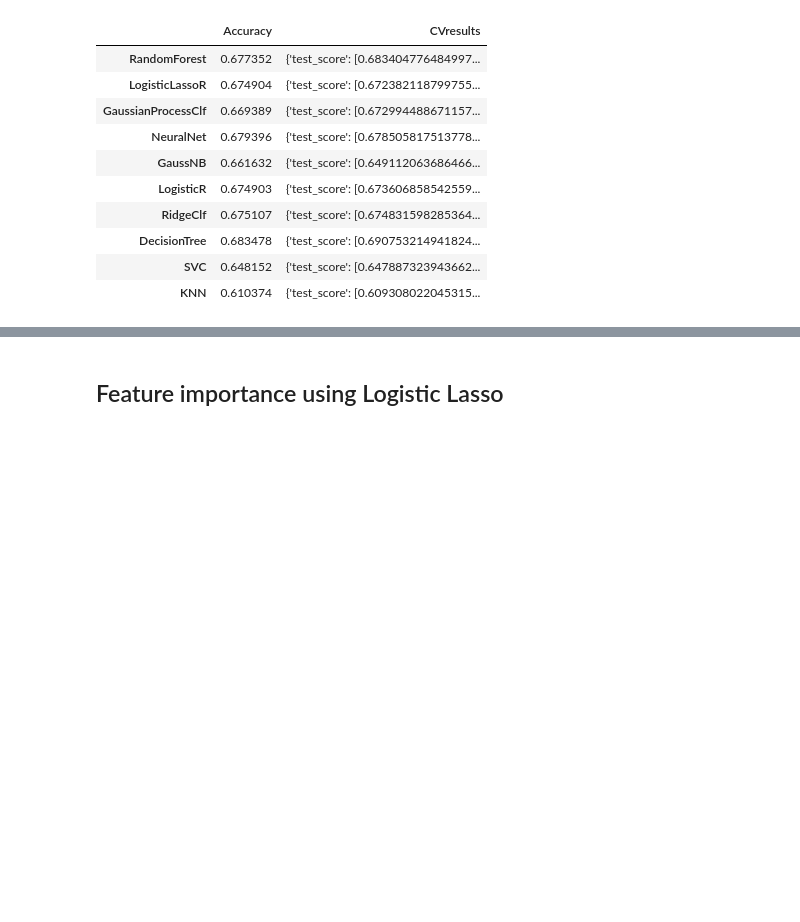
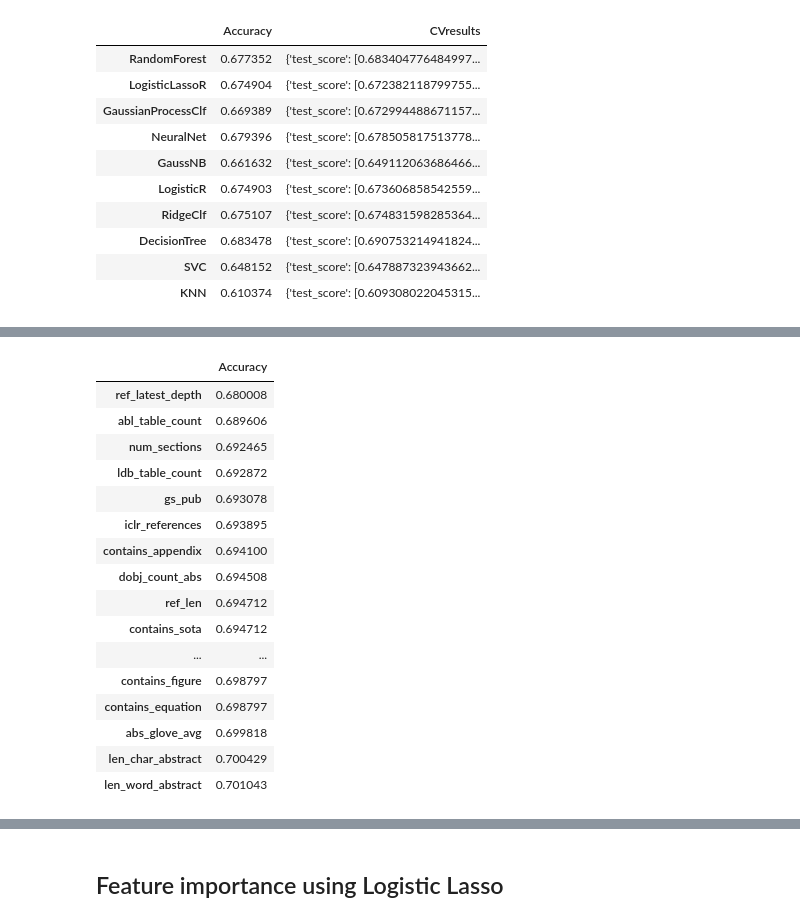
Before and after one commit to shruti-singh/PaperAcceptancePrediction, a Jupyter notebook: shruti/BaselineOnEntireICLR_Part2.ipynb, the cells around one changed output, grey strips where cells are left out. Saved outputs shown, nothing was run; the diff lists cells and outputs as text; code cells hidden in the pictures; blank space fills up the shorter version.

```diff
--- a/shruti/BaselineOnEntireICLR_Part2.ipynb
+++ b/shruti/BaselineOnEntireICLR_Part2.ipynb
@@ -261,0 +467,4 @@ model_results
+# %%
+cols.remove("id")
+cols.remove("label")
+cols.remove("ref_latest")
@@ -261,0 +473,22 @@ model_results
+# %%
+model_results = pd.DataFrame()
+model_results['Accuracy'] = None
+# model_results['feature'] = None
+
+
+# for column_leave in cols:
+X = data.drop(columns=['id', 'label', "len_word_abstract", "ref_latest"])
+y = data['label']
+X_normalized = X / X.max(axis=0)
+clf = LogisticRegression(max_iter=1000, penalty='l1',solver='liblinear')
+# x_train, x_test, y_train, y_test = train_test_split(X_normalized, y, test_size=0.20)
+clf = RandomForestClassifier(n_estimators=50, max_depth=5)
+clf.fit(x_train, y_train)
+
+y_predicted = clf.predict(x_test)
+print(classification_report(y_test, y_predicted, target_names=["Reject", "Accept"]))
+# results = cross_validate(clf, X_normalized, y, return_estimator=True)
+# clf = results['estimator']
+# results.pop('estimator')
+# accuracy = np.mean(results['test_score'])
+# model_results.loc[column_leave, ['Accuracy']] = [accuracy]
@@ -261,0 +504,37 @@ model_results
+# %%
+model_results = pd.DataFrame()
+model_results['Accuracy'] = None
+# model_results['feature'] = None
+
+
+for column_leave in cols:
+    X = data.drop(columns=['id', 'label', column_leave])
+    y = data['label']
+    X_normalized = X / X.max(axis=0)
+#     clf = LogisticRegression(max_iter=8000, penalty='l1',solver='liblinear')
+    clf = RandomForestClassifier(n_estimators=50, max_depth=5)
+    results = cross_validate(clf, X_normalized, y, return_estimator=True)
+    clf = results['estimator']
+    results.pop('estimator')
+    accuracy = np.mean(results['test_score'])
+    model_results.loc[column_leave, ['Accuracy']] = [accuracy]
+# %%
+model_results.sort_values(by=["Accuracy"])
+# %% [output]
+|  | Accuracy |
+| ref_latest_depth | 0.680008 |
+| abl_table_count | 0.689606 |
+| num_sections | 0.692465 |
+| ldb_table_count | 0.692872 |
+| gs_pub | 0.693078 |
+| iclr_references | 0.693895 |
+| contains_appendix | 0.694100 |
+| dobj_count_abs | 0.694508 |
+| ref_len | 0.694712 |
+| contains_sota | 0.694712 |
+| ... | ... |
+| contains_figure | 0.698797 |
+| contains_equation | 0.698797 |
+| abs_glove_avg | 0.699818 |
+| len_char_abstract | 0.700429 |
+| len_word_abstract | 0.701043 |
```
Also changed, not shown: parts of 21 cells of this notebook, 2 other files.
